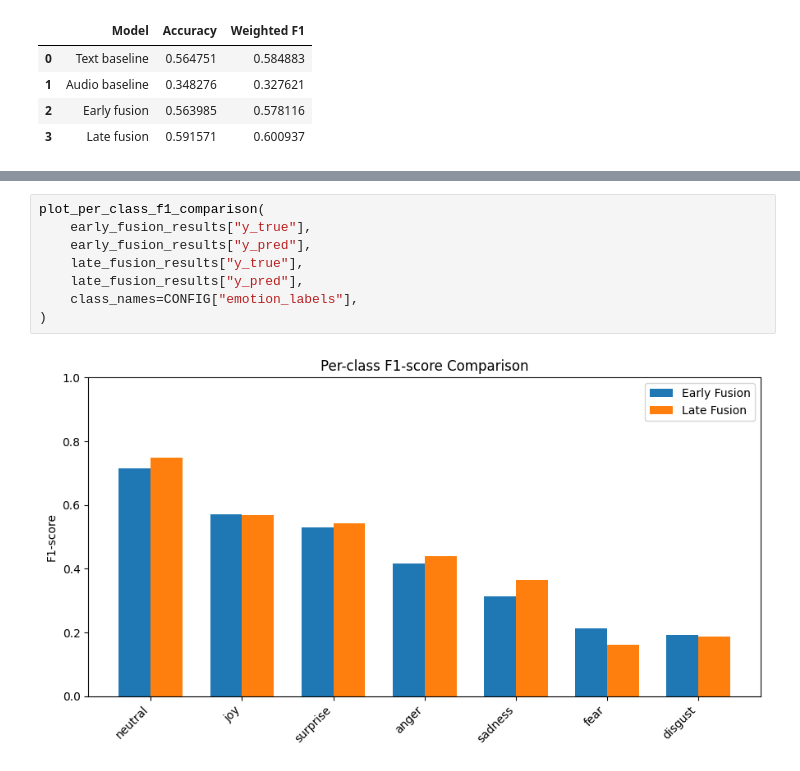
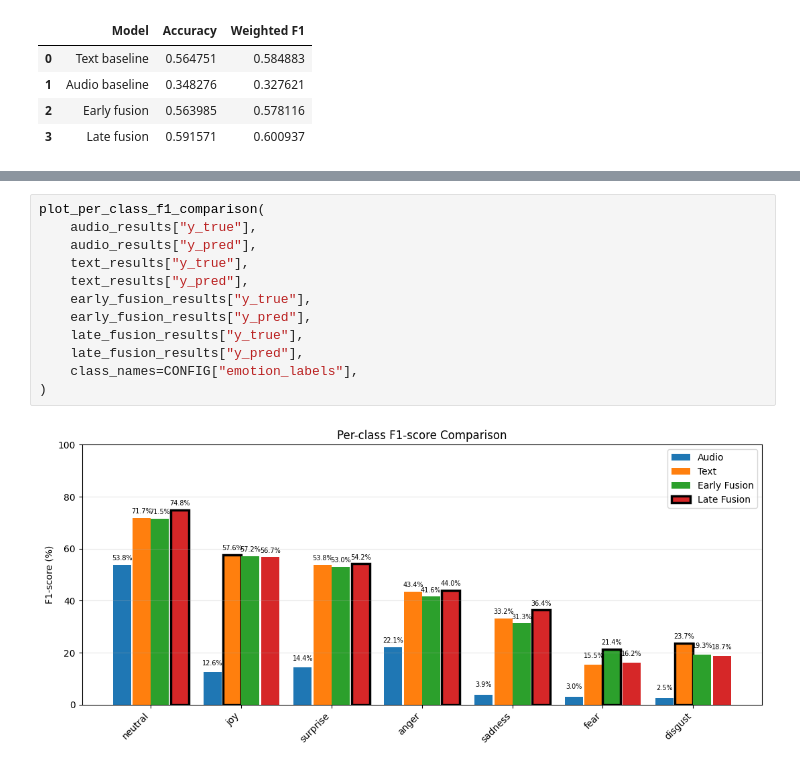
Before and after one commit to PetraMicanovic/multimodal-emotion-recognition, a Jupyter notebook: notebooks/MELD/02_audio_temporal_pooling_and_class_weights.ipynb, the cells around one changed output, grey strips where cells are left out. Drawn from its saved outputs; the diff is of its cells as text.

```diff
--- a/notebooks/MELD/02_audio_temporal_pooling_and_class_weights.ipynb
+++ b/notebooks/MELD/02_audio_temporal_pooling_and_class_weights.ipynb
@@ -1308,10 +1383,14 @@ Disgust shows nearly identical performance for both approaches. Both fusion stra
 # %%
 plot_per_class_f1_comparison(
+    audio_results["y_true"],
+    audio_results["y_pred"],
+    text_results["y_true"],
+    text_results["y_pred"],
     early_fusion_results["y_true"],
     early_fusion_results["y_pred"],
     late_fusion_results["y_true"],
     late_fusion_results["y_pred"],
     class_names=CONFIG["emotion_labels"],
 )
 # %% [output]
-[figure, old version]
+[figure, new version]
```
Also changed, not shown: parts of 35 cells of this notebook.
